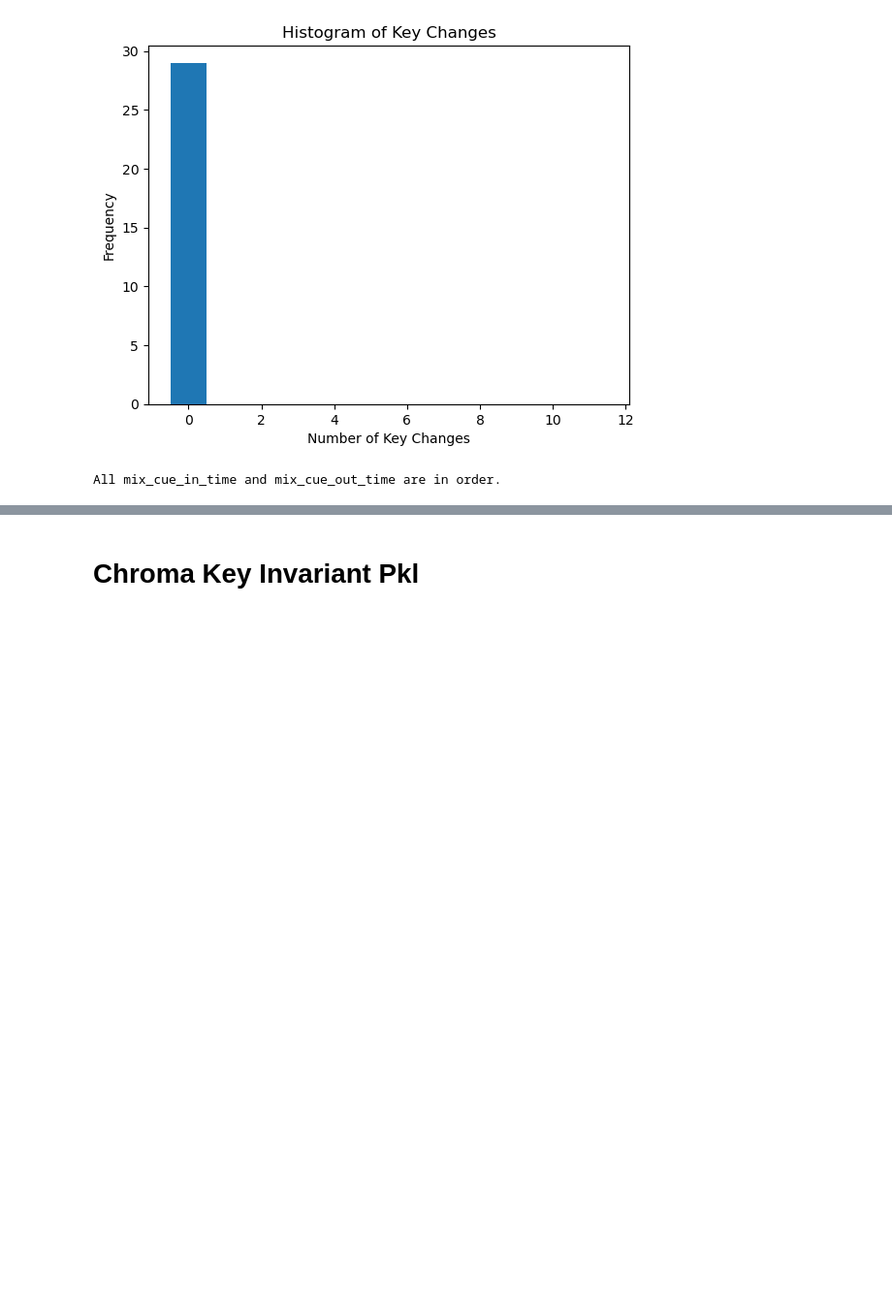
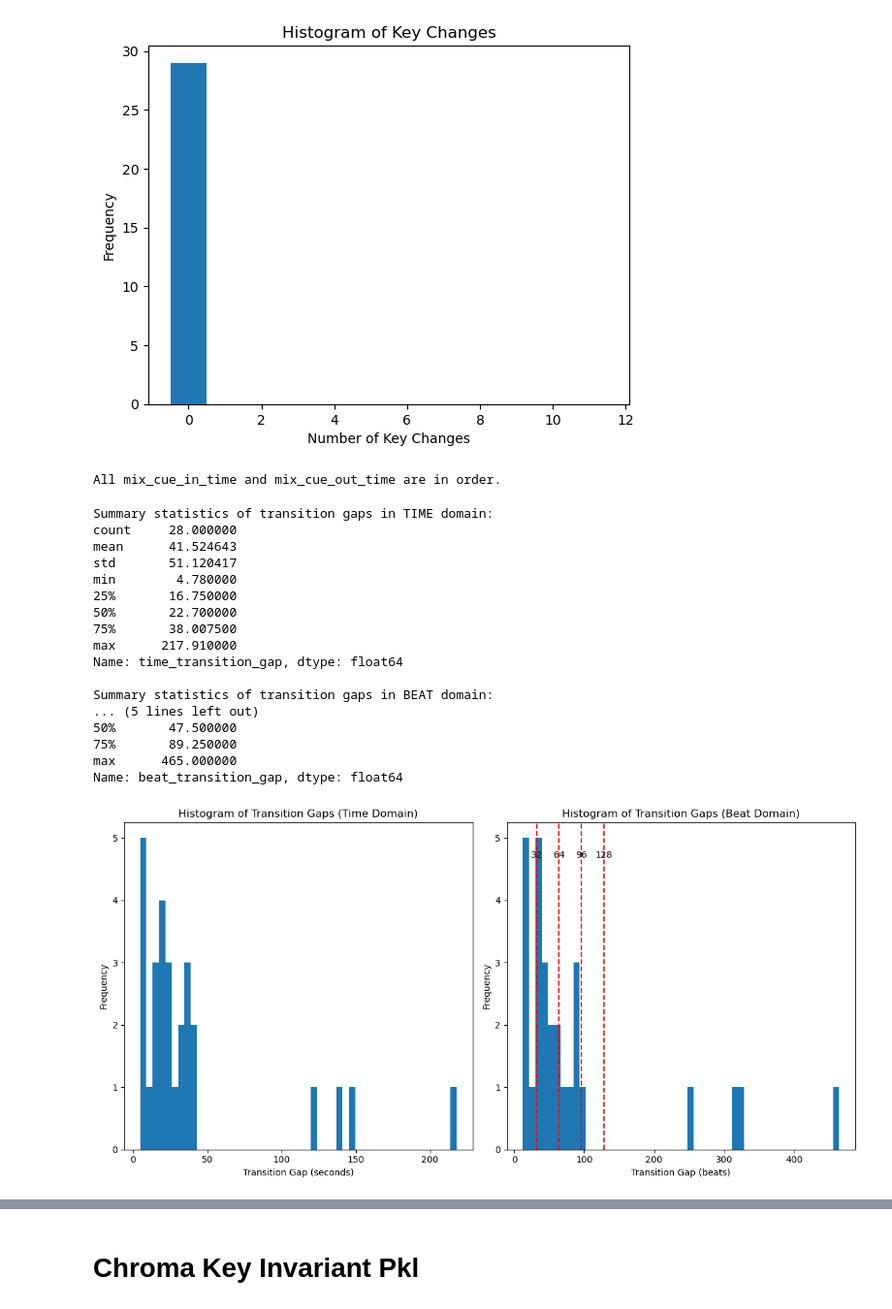
Before and after one commit to michaelhein39/dj-transition-predictor, a Jupyter notebook: notebooks/alignment_eda.ipynb, the cells around one changed output, grey strips where cells are left out. Shown at 97% size. Cells and saved outputs as stored; diff of their text form; code cells hidden in the pictures; blank space fills up the shorter version.

```diff
--- a/notebooks/alignment_eda.ipynb
+++ b/notebooks/alignment_eda.ipynb
@@ -78,6 +78,39 @@ def check_cue_time_order(df):
             correct = False
     if correct:
         print("All mix_cue_in_time and mix_cue_out_time are in order.")
+# %%
+def analyze_transition_gaps(df):
+    df['time_transition_gap'] = df['mix_cue_in_time'] - df['mix_cue_out_time'].shift(1)
+    df['beat_transition_gap'] = df['mix_cue_in_beat'] - df['mix_cue_out_beat'].shift(1)
+    df_transition_gaps = df[1:]
+
+    print("Summary statistics of transition gaps in TIME domain:")
+    print(df_transition_gaps['time_transition_gap'].describe())
+    print()
+
+    print("Summary statistics of transition gaps in BEAT domain:")
+    print(df_transition_gaps['beat_transition_gap'].describe())
+    print()
+
+    fig, axs = plt.subplots(1, 2, figsize=(12, 6))
+
+    axs[0].hist(df_transition_gaps['time_transition_gap'], bins=50)
+    axs[0].set_xlabel('Transition Gap (seconds)')
+    axs[0].set_ylabel('Frequency')
+    axs[0].set_title('Histogram of Transition Gaps (Time Domain)')
+
+    axs[1].hist(df_transition_gaps['beat_transition_gap'], bins=50)
+    axs[1].set_xlabel('Transition Gap (beats)')
+    axs[1].set_ylabel('Frequency')
+    axs[1].set_title('Histogram of Transition Gaps (Beat Domain)')
+
+    # Add vertical lines at 32, 64, 96, 128 beats
+    for x in [32, 64, 96, 128]:
+        axs[1].axvline(x, color='r', linestyle='--')
+        axs[1].text(x, axs[1].get_ylim()[1]*0.9, f'{x}', ha='center', va='center')
+
+    plt.tight_layout()
+    plt.show()
 # %% [markdown]
 # MFCC Pkl
 # %%
@@ -163,3 +199,24 @@ Number of tracks with key changes: 0
 check_cue_time_order(df_chroma)
 # %% [output]
 All mix_cue_in_time and mix_cue_out_time are in order.
+# %%
+analyze_transition_gaps(df_chroma)
+# %% [output]
+Summary statistics of transition gaps in TIME domain:
+count     28.000000
+mean      41.524643
+std       51.120417
+min        4.780000
+25%       16.750000
+50%       22.700000
+75%       38.007500
+max      217.910000
+Name: time_transition_gap, dtype: float64
+
+Summary statistics of transition gaps in BEAT domain:
+... (5 lines left out)
+50%       47.500000
+75%       89.250000
+max      465.000000
+Name: beat_transition_gap, dtype: float64
+[figure, added]
```
Also changed, not shown: parts of 3 cells of this notebook, 1 other file.
